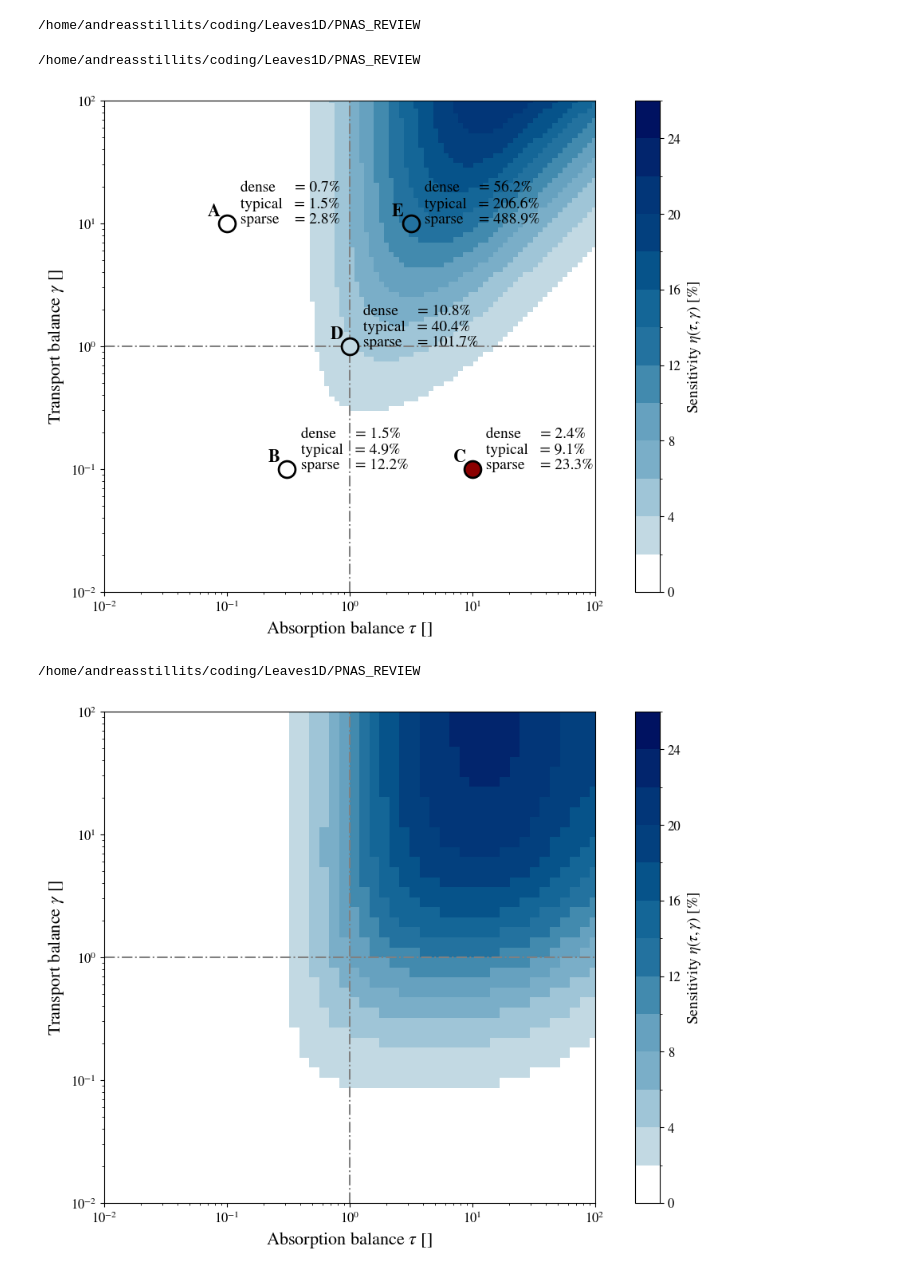
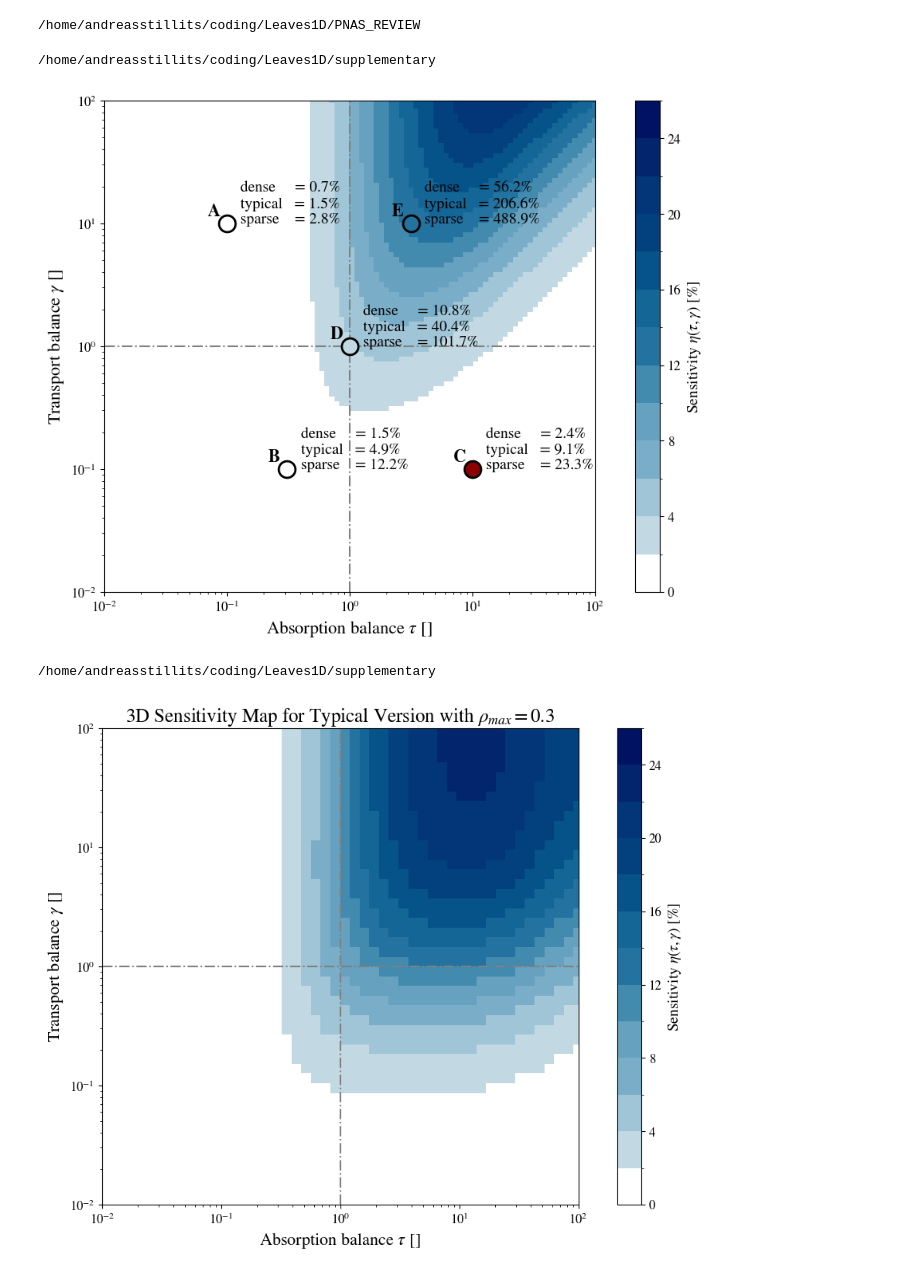
Before and after one commit to andreas-stillits/CarbonFixationModel1D, a Jupyter notebook: supplementary/notebooks/threedim.ipynb, the cells around one changed output. Saved outputs shown, nothing was run; the diff lists cells and outputs as text; code cells hidden in the pictures.

Commit message:
cleaning up notebooks and plotfunctions

```diff
--- a/supplementary/notebooks/threedim.ipynb
+++ b/supplementary/notebooks/threedim.ipynb
@@ -11,22 +24,22 @@ from codebase.utils.plotfunctions import show_mesh
 
 import numpy as np
 import matplotlib.pyplot as plt
-from codebase.utils.plotfunctions import plot_sensitivity_map, get_blue_cmap
-from codebase.utils.constants import ThreeDimExploration, Cases
-constants = ThreeDimExploration()
+from codebase.utils.plotfunctions import plot_sensitivity_map, get_blue_cmap, set_standard_layout
+from codebase.utils.constants import Cases
+from codebase.utils import paths
 
 def get_rel_diff_for_case(case: str) -> None:
     rel_diffs = []
     versions = ["low", "typical", "high"]
     for version in versions:
-        filename = constants.get_base_path(version) / f"solution{case}_summary.txt"
-
+        filename = paths.get_base_path() / "lateral_scanning"/ version / f"solution{case}_summary.txt"
         data = np.loadtxt(filename, skiprows=1, delimiter=";")
         rel_diffs.append(data[2])  # Assuming the 2th column contains the relative differences
     return rel_diffs
 
 
-def plot_threedim_comparison_map():
+def plot_threedim_comparison_map(filename: str = "files/plots/comparison_1D_to_3D.svg"):
+    set_standard_layout()
     fig, ax = plt.subplots(figsize=(13, 8))
     im = plot_sensitivity_map("files/nonlinear_sensitivities/sensitivities_mu0.00_.txt", ax=ax)
     cbar = plt.colorbar(im, ax=ax)
@@ -57,29 +70,31 @@ def plot_threedim_comparison_map():
     _assign_info("C")
     _assign_info("D")
     _assign_info("E")
+    plt.savefig(filename)
     plt.show()
 
 plot_threedim_comparison_map()
 # %% [output]
-/home/andreasstillits/coding/Leaves1D/PNAS_REVIEW
+/home/andreasstillits/coding/Leaves1D/supplementary
 [figure]
 # %%
 %cd /home/andreasstillits/coding/Leaves1D/supplementary
 
-import numpy as np
 import matplotlib.pyplot as plt
-from codebase.utils.plotfunctions import plot_sensitivity_map, get_blue_cmap
+from codebase.utils.plotfunctions import plot_sensitivity_map
 
-def plot_threedim_sensitivity_map(rhomax: float = 0.2):
+def plot_threedim_sensitivity_map(rhomax: float = 0.2, filename: str = "files/plots/3d_sensitivity_map.svg"):
     fig, ax = plt.subplots(figsize=(13, 8))
     im = plot_sensitivity_map(f"files/lateral_scanning/rhomax_{rhomax:.1f}_/3d_sensitivities.txt", ax=ax)
     cbar = plt.colorbar(im, ax=ax)
     cbar.set_label(r'Sensitivity $\eta(\tau, \gamma)$ [%]')
     ax.set_xlabel(r'Absorption balance $\tau$ []', fontsize=16)
     ax.set_ylabel(r'Transport balance $\gamma$ []', fontsize=16)
+    ax.set_title(rf'3D Sensitivity Map for Typical Version with $\rho_{{max}}={rhomax}$', fontsize=18)
+    plt.savefig(filename)
     plt.show()
 
 plot_threedim_sensitivity_map(rhomax = 0.3)
 # %% [output]
-/home/andreasstillits/coding/Leaves1D/PNAS_REVIEW
+/home/andreasstillits/coding/Leaves1D/supplementary
-[figure, old version]
+[figure, new version]
```
Also changed, not shown: parts of 1 cell of this notebook, 8 other files.
